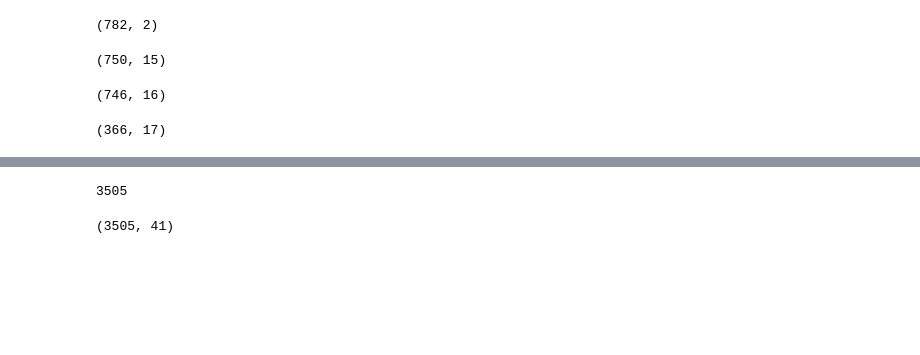
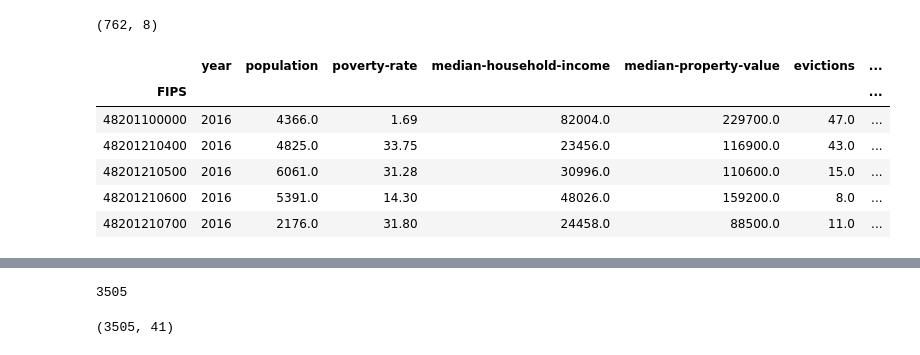
Before and after one commit to eccadena/FIPS_Investment_Decision_Project, a Jupyter notebook: notebooks/roger_scatter.ipynb, the cells around one changed output, grey strips where cells are left out. Drawn from its saved outputs; the diff is of its cells as text; code cells hidden in the pictures; blank space fills up the shorter version.

```diff
--- a/notebooks/roger_scatter.ipynb
+++ b/notebooks/roger_scatter.ipynb
@@ -22,17 +22,6 @@ road_df = pd.read_csv(road_path)
 school_df = pd.read_csv(school_path)
 svi_df = pd.read_csv(svi_path)
 # %%
-flood_df.shape
+eviction_df.shape
 # %% [output]
-(782, 2)
+(762, 8)
-# %%
-eviction2016_df = eviction_df[eviction_df['year'] == 2016]
-eviction2016_df.shape
-# %% [output]
-(750, 15)
-# %%
-result = df1.combine_first(df2)
-merge1 = pd.merge(eviction2016_df, flood_df, left_on="FIPS", right_on="FIPS")
-merge1.shape
-# %% [output]
-(746, 16)
@@ -42,6 +28,11 @@ food_df = food_df.rename(columns={'CensusTract':'FIPS'})
-# %%
-merge2 = pd.merge(food_df, school_df, left_on="FIPS", right_on="FIPS")
-merge2 = merge2.drop(columns=['level_0', 'index'])
-merge2.shape
-# %% [output]
-(366, 17)
+# %%
+eviction_df.set_index("FIPS", inplace=True)
+eviction_df.head()
+# %% [output]
+|  | year | population | poverty-rate | median-household-income | median-property-value | evictions | ... |
+| FIPS |  |  |  |  |  |  | ... |
+| 48201100000 | 2016 | 4366.0 | 1.69 | 82004.0 | 229700.0 | 47.0 | ... |
+| 48201210400 | 2016 | 4825.0 | 33.75 | 23456.0 | 116900.0 | 43.0 | ... |
+| 48201210500 | 2016 | 6061.0 | 31.28 | 30996.0 | 110600.0 | 15.0 | ... |
+| 48201210600 | 2016 | 5391.0 | 14.30 | 48026.0 | 159200.0 | 8.0 | ... |
+| 48201210700 | 2016 | 2176.0 | 31.80 | 24458.0 | 88500.0 | 11.0 | ... |
```
Also changed, not shown: parts of 13 cells of this notebook, 1 other file.
